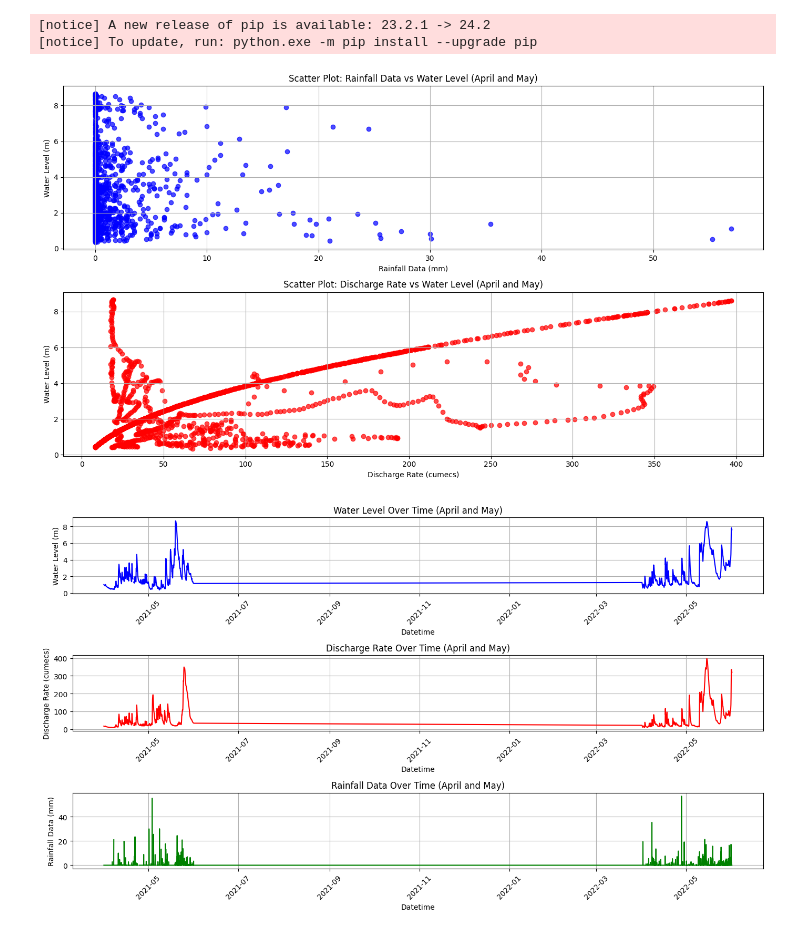
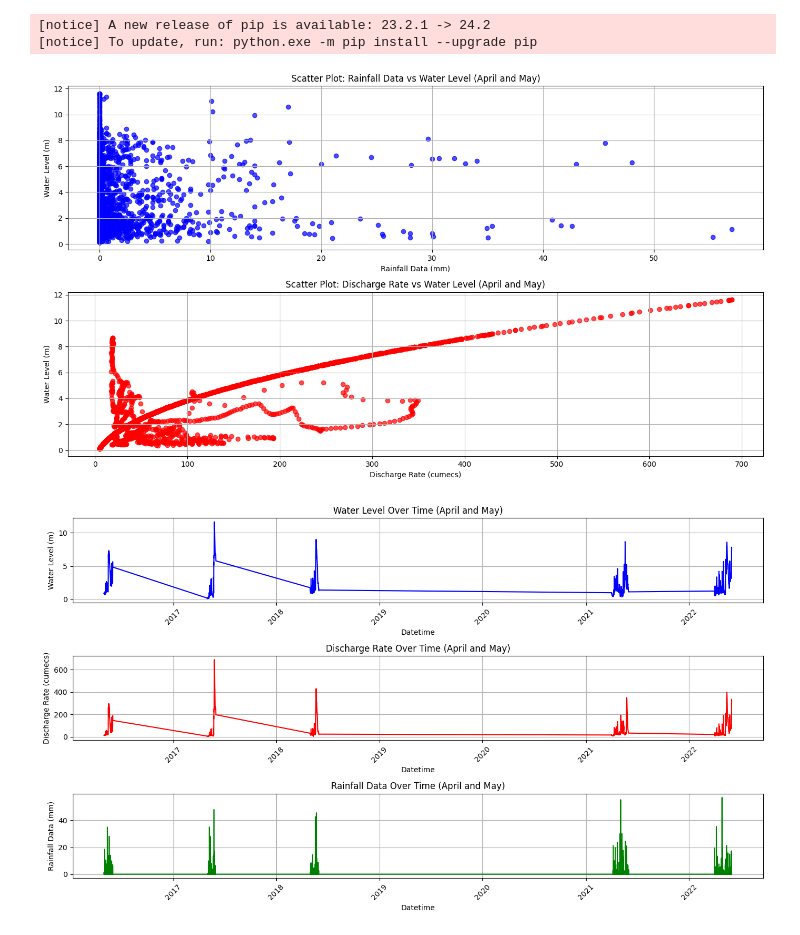
Before and after one commit to JanithK27/Early-warning-system-for-flood-FYP-, a Jupyter notebook: Real Data/visualWaterlevelVS rainfall.ipynb, the cells around one changed output. Saved outputs shown, nothing was run; the diff lists cells and outputs as text; code cells hidden in the pictures.

```diff
--- a/Real Data/visualWaterlevelVS rainfall.ipynb
+++ b/Real Data/visualWaterlevelVS rainfall.ipynb
@@ -30,7 +30,7 @@ import pandas as pd
 import matplotlib.pyplot as plt
 
 # Load the data from the provided CSV file
-file_path = 'F:/FYP project/FYP(Flood)/Real Data/new full data.csv'
+file_path = 'F:/FYP project/FYP(Flood)/Real Data/FullData(2016,2017,2018,2021,2022).csv'
 df = pd.read_csv(file_path)
 
 # Convert the Date column into a proper datetime format (without specifying format to allow mixed formats)
@@ -73,32 +73,32 @@ plt.figure(figsize=(14, 8))
 # Line chart for Water Level over time
 plt.subplot(3, 1, 1)
 plt.plot(df_filtered['Datetime'], df_filtered['Water Level (m)'], label='Water Level (m)', color='b')
 plt.title('Water Level Over Time (April and May)')
 plt.xlabel('Datetime')
 plt.ylabel('Water Level (m)')
 plt.xticks(rotation=45)
 plt.grid(True)
 
 # Line chart for Discharge Rate over time
 plt.subplot(3, 1, 2)
 plt.plot(df_filtered['Datetime'], df_filtered['Discharge Rate (cumecs)'], label='Discharge Rate (cumecs)', color='r')
 plt.title('Discharge Rate Over Time (April and May)')
 plt.xlabel('Datetime')
 plt.ylabel('Discharge Rate (cumecs)')
 plt.xticks(rotation=45)
 plt.grid(True)
 
 # Line chart for Rainfall Data over time
 plt.subplot(3, 1, 3)
 plt.plot(df_filtered['Datetime'], df_filtered['Rainfall Data (mm)'], label='Rainfall Data (mm)', color='g')
 plt.title('Rainfall Data Over Time (April and May)')
 plt.xlabel('Datetime')
 plt.ylabel('Rainfall Data (mm)')
 plt.xticks(rotation=45)
 plt.grid(True)
 
 plt.tight_layout()
 plt.show()
 # %% [output]
-[figure, old version]
+[figure, new version]
-[figure, old version]
+[figure, new version]
```
Also changed, not shown: parts of 2 cells of this notebook, 5 other files.
